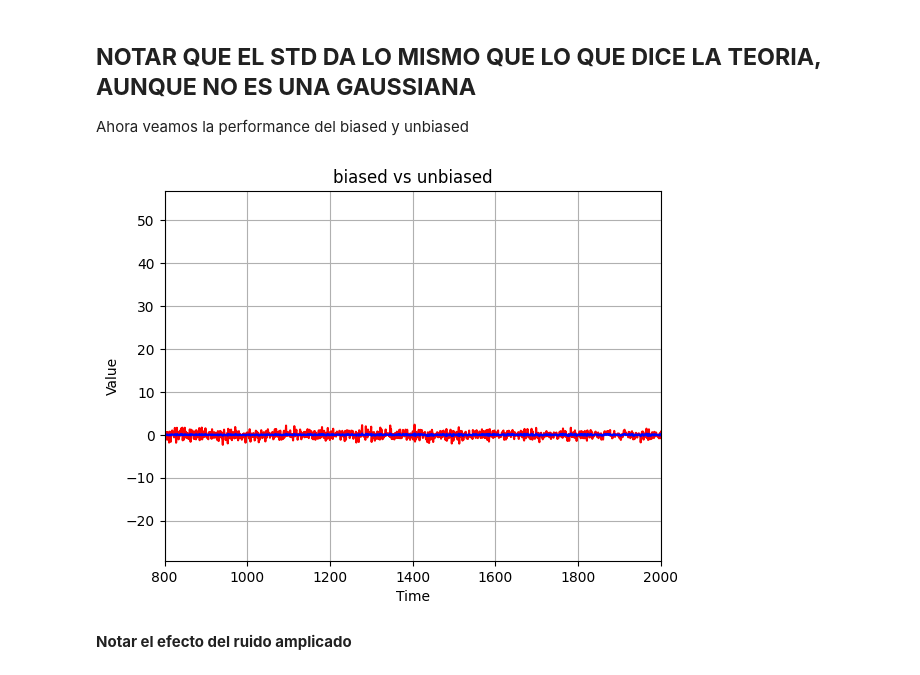
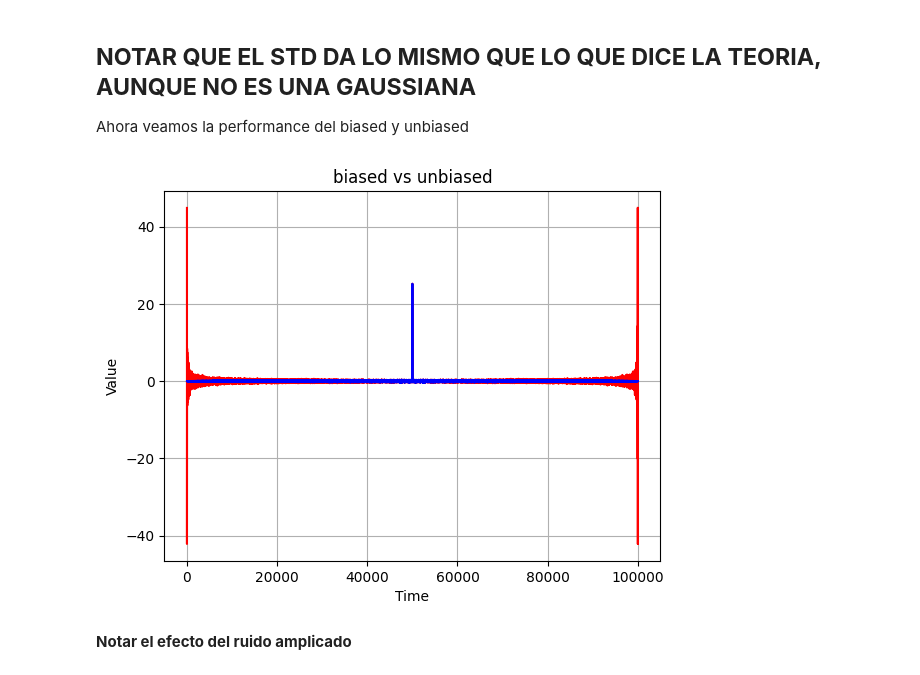
Before and after one commit to bautistasch/PASA, a Jupyter notebook: periodogram.ipynb, the cells around one changed output. Drawn from its saved outputs; the diff is of its cells as text; code cells hidden in the pictures.

```diff
--- a/periodogram.ipynb
+++ b/periodogram.ipynb
@@ -11,7 +9,7 @@ Note: you may need to restart the kernel to use updated packages.
 # %% [markdown]
 # Primer boludeo con AR(1) para ganar feeling
 # %%
-total_points = 3000
+""" total_points = 3000
 
 A = 0.7
 den = [1, -A]
@@ -31,4 +29,5 @@ plt.xlabel('Time')
 plt.ylabel('Value')
 plt.grid(True)
 plt.show()
+ """
 # %% [output]
@@ -36,5 +35,5 @@ plt.show()
 # %%
-corr = np.correlate(yout[:, 0], yout[:, 0], mode = 'full')
+""" corr = np.correlate(yout[:, 0], yout[:, 0], mode = 'full')
 ryy_biased = corr / total_points
 ryy_unbiased_normalized = np.array([corr[x] / (total_points - np.abs(total_points-1 - x)) for x in range(0, len(corr))]) /  ryy_biased[total_points-1]
 ryy_biased_normalized = ryy_biased /  ryy_biased[total_points-1]
@@ -49,5 +48,5 @@ plt.xlabel('Time')
 plt.ylabel('Value')
 plt.grid(True)
 plt.xlim(-150, 150)
-plt.show()
+plt.show() """
 # %% [output]
@@ -88,7 +87,7 @@ def unbiased_autocorr(x):
 # %%
 mean = 0
 std = 5
-noise = np.random.normal(mean, std, 10000) # Ruido blanco gaussiano
+noise = np.random.normal(mean, std, 50000) # Ruido blanco gaussiano
 
 p, w = periodogram(noise)
 
@@ -119,16 +118,15 @@ Ahora veamos la performance del biased y unbiased
 # %%
 x = biased_autocorr(noise)
 y = unbiased_autocorr(noise)
 plt.plot(y, linestyle='-', color='r')
 plt.plot(x, linestyle='-', color='b')
 plt.title('biased vs unbiased')
 plt.xlabel('Time')
 plt.ylabel('Value')
-plt.xlim(800, 2000)
 plt.grid(True)
 plt.show()
 # %% [output]
-[figure, old version]
+[figure, new version]
 # %% [markdown]
 **Notar el efecto del ruido amplicado**
 # %% [markdown]
```
Also changed, not shown: parts of 22 cells of this notebook.
